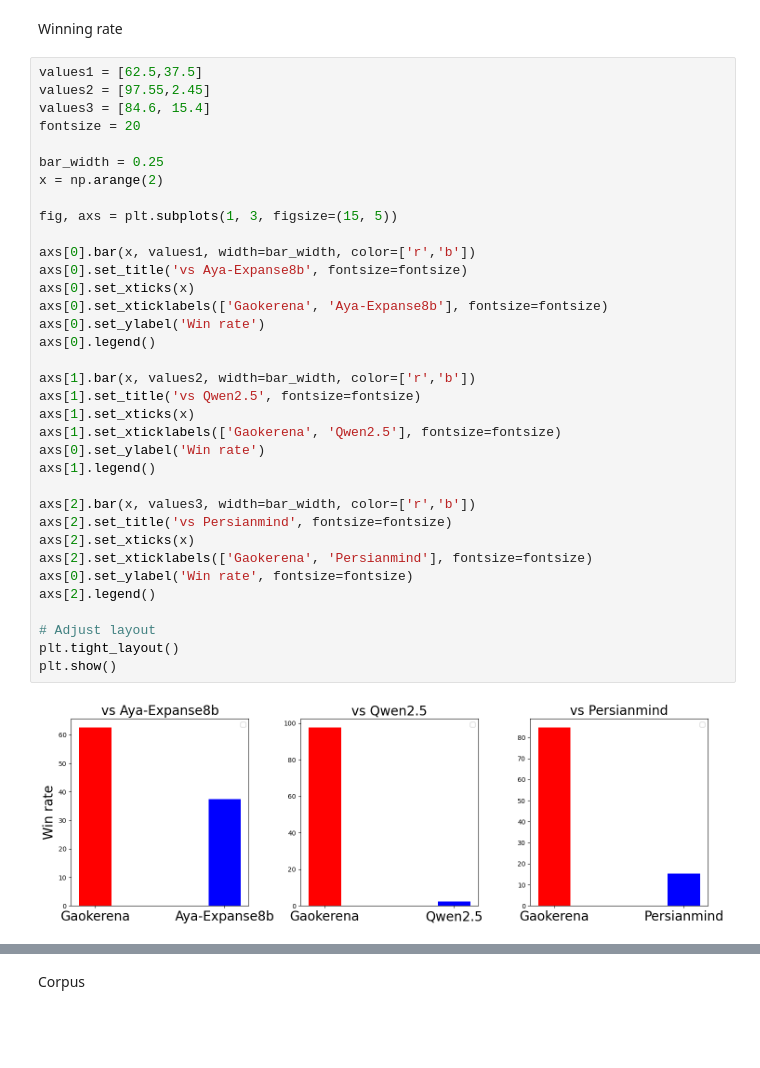
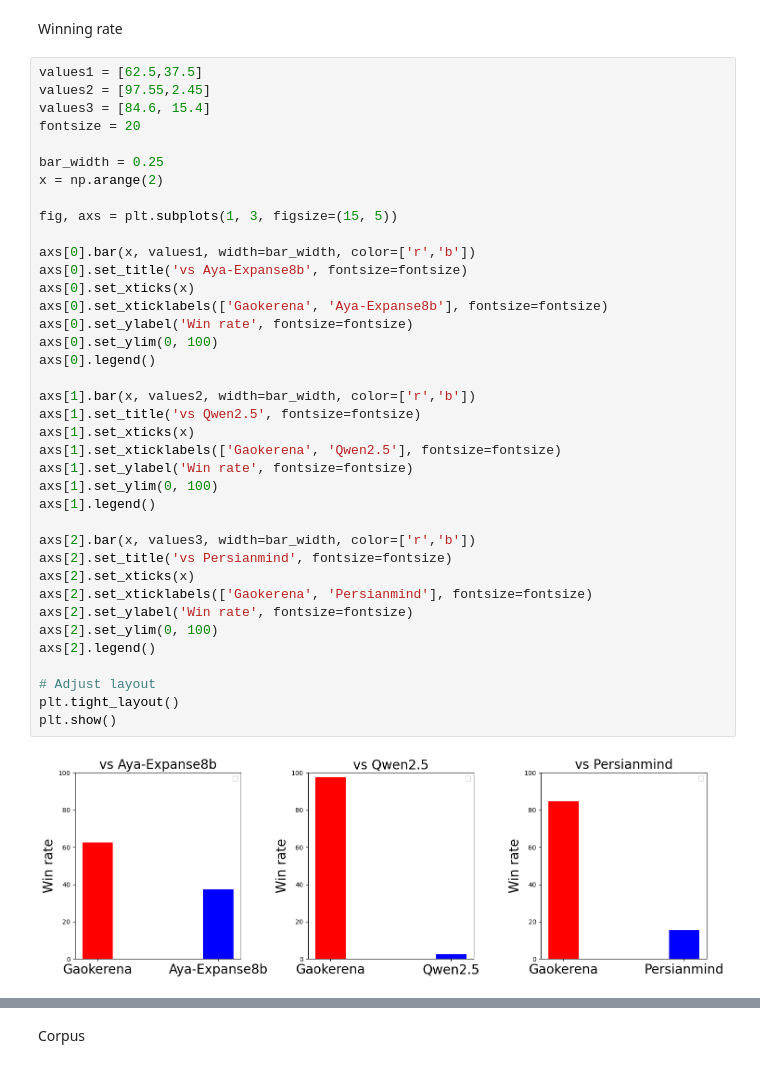
Before and after one commit to Mehrdadghassabi/Gaokerena-V, a Jupyter notebook: assets/analysis.ipynb, the cells around one changed output, grey strips where cells are left out. Saved outputs shown, nothing was run; the diff lists cells and outputs as text; blank space fills up the shorter version.

```diff
--- a/assets/analysis.ipynb
+++ b/assets/analysis.ipynb
@@ -35,37 +35,40 @@ values2 = [97.55,2.45]
 values3 = [84.6, 15.4]
 fontsize = 20
 
 bar_width = 0.25
 x = np.arange(2)
 
 fig, axs = plt.subplots(1, 3, figsize=(15, 5))
 
 axs[0].bar(x, values1, width=bar_width, color=['r','b'])
 axs[0].set_title('vs Aya-Expanse8b', fontsize=fontsize)
 axs[0].set_xticks(x)
 axs[0].set_xticklabels(['Gaokerena', 'Aya-Expanse8b'], fontsize=fontsize)
-axs[0].set_ylabel('Win rate')
+axs[0].set_ylabel('Win rate', fontsize=fontsize)
+axs[0].set_ylim(0, 100)
 axs[0].legend()
 
 axs[1].bar(x, values2, width=bar_width, color=['r','b'])
 axs[1].set_title('vs Qwen2.5', fontsize=fontsize)
 axs[1].set_xticks(x)
 axs[1].set_xticklabels(['Gaokerena', 'Qwen2.5'], fontsize=fontsize)
-axs[0].set_ylabel('Win rate')
+axs[1].set_ylabel('Win rate', fontsize=fontsize)
+axs[1].set_ylim(0, 100)
 axs[1].legend()
 
 axs[2].bar(x, values3, width=bar_width, color=['r','b'])
 axs[2].set_title('vs Persianmind', fontsize=fontsize)
 axs[2].set_xticks(x)
 axs[2].set_xticklabels(['Gaokerena', 'Persianmind'], fontsize=fontsize)
-axs[0].set_ylabel('Win rate', fontsize=fontsize)
+axs[2].set_ylabel('Win rate', fontsize=fontsize)
+axs[2].set_ylim(0, 100)
 axs[2].legend()
 
 # Adjust layout
 plt.tight_layout()
 plt.show()
 # %% [output]
-[figure, old version]
+[figure, new version]
 # %%
 values1 = [80.0,20.0]
 values2 = [99.2,0.8]
```
Also changed, not shown: parts of 2 cells of this notebook.
